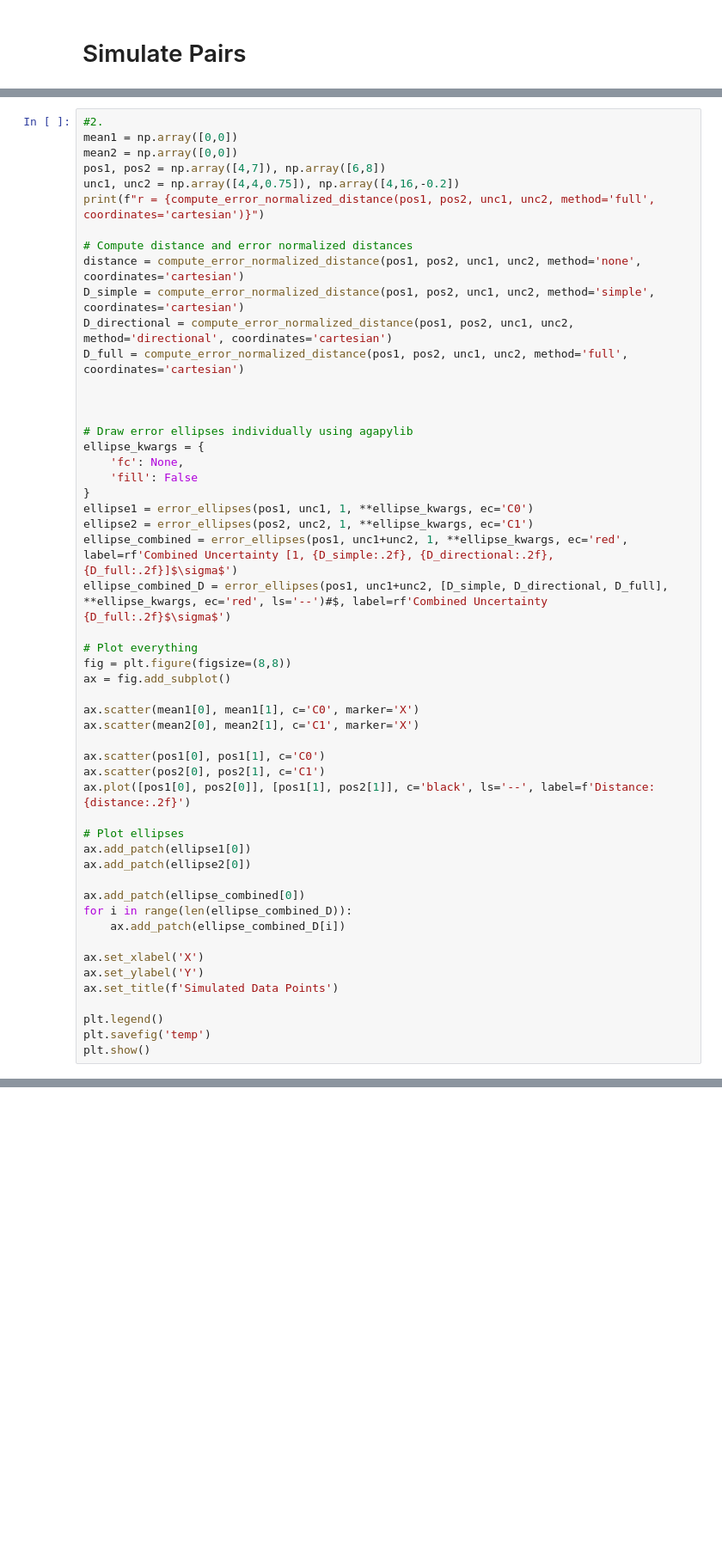
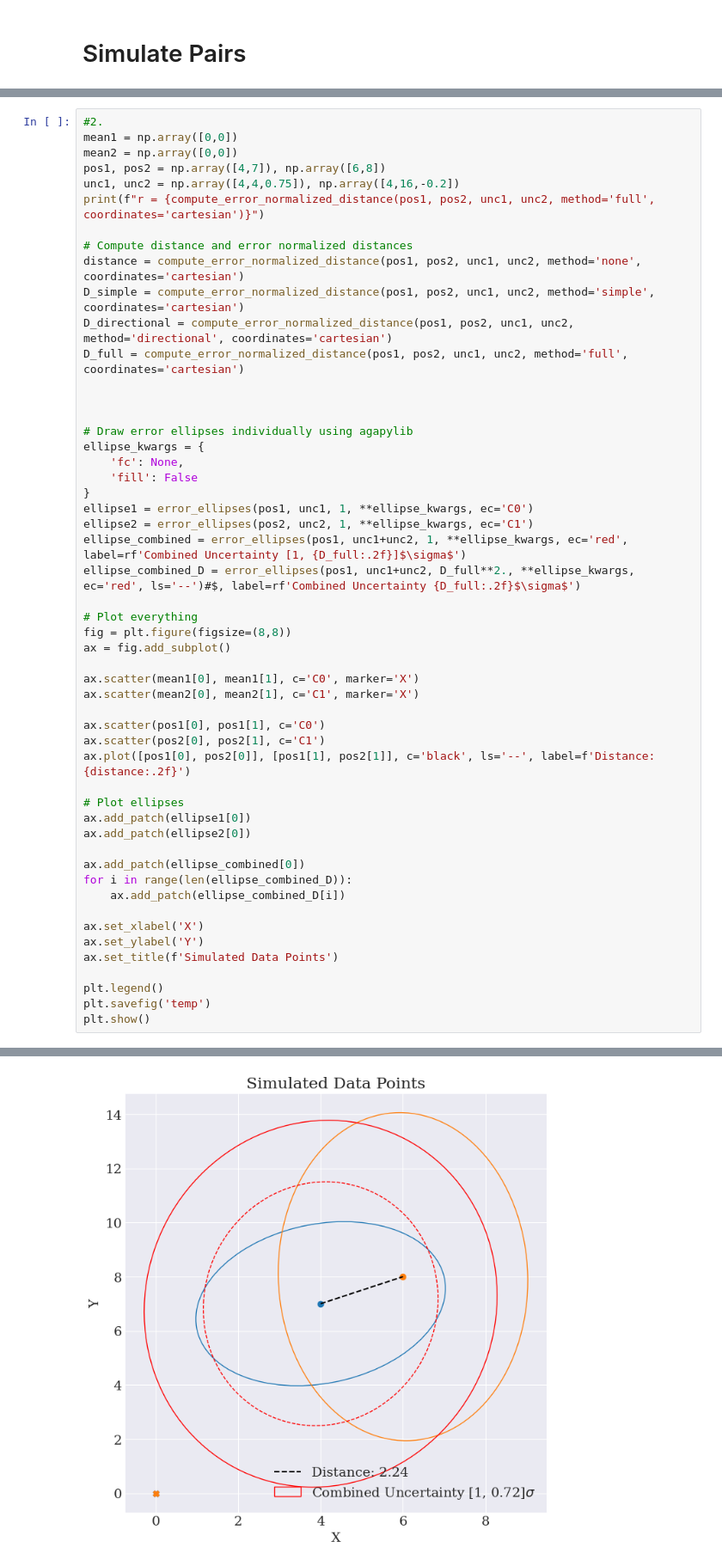
Before and after one commit to RenVit318/masterproject, a Jupyter notebook: src/notebooks/error_normalized_distance_sim.ipynb, the cells around one changed output, grey strips where cells are left out. Shown at 86% size. Cells and saved outputs as stored; diff of their text form; blank space fills up the shorter version.

```diff
--- a/src/notebooks/error_normalized_distance_sim.ipynb
+++ b/src/notebooks/error_normalized_distance_sim.ipynb
@@ -270,8 +273,8 @@ ellipse_kwargs = {
 }
 ellipse1 = error_ellipses(pos1, unc1, 1, **ellipse_kwargs, ec='C0')
 ellipse2 = error_ellipses(pos2, unc2, 1, **ellipse_kwargs, ec='C1')
-ellipse_combined = error_ellipses(pos1, unc1+unc2, 1, **ellipse_kwargs, ec='red', label=rf'Combined Uncertainty [1, {D_simple:.2f}, {D_directional:.2f}, {D_full:.2f}]$\sigma$')
-ellipse_combined_D = error_ellipses(pos1, unc1+unc2, [D_simple, D_directional, D_full], **ellipse_kwargs, ec='red', ls='--')#$, label=rf'Combined Uncertainty {D_full:.2f}$\sigma$')
+ellipse_combined = error_ellipses(pos1, unc1+unc2, 1, **ellipse_kwargs, ec='red', label=rf'Combined Uncertainty [1, {D_full:.2f}]$\sigma$')
+ellipse_combined_D = error_ellipses(pos1, unc1+unc2, D_full**2., **ellipse_kwargs, ec='red', ls='--')#$, label=rf'Combined Uncertainty {D_full:.2f}$\sigma$')
 
 # Plot everything
 fig = plt.figure(figsize=(8,8))
@@ -299,3 +302,4 @@ ax.set_title(f'Simulated Data Points')
 plt.legend()
 plt.savefig('temp')
 plt.show()
+# %% [output]
@@ -301,0 +307 @@ plt.show()
+[figure, added]
```
Also changed, not shown: parts of 2 cells of this notebook, 3 other files.
